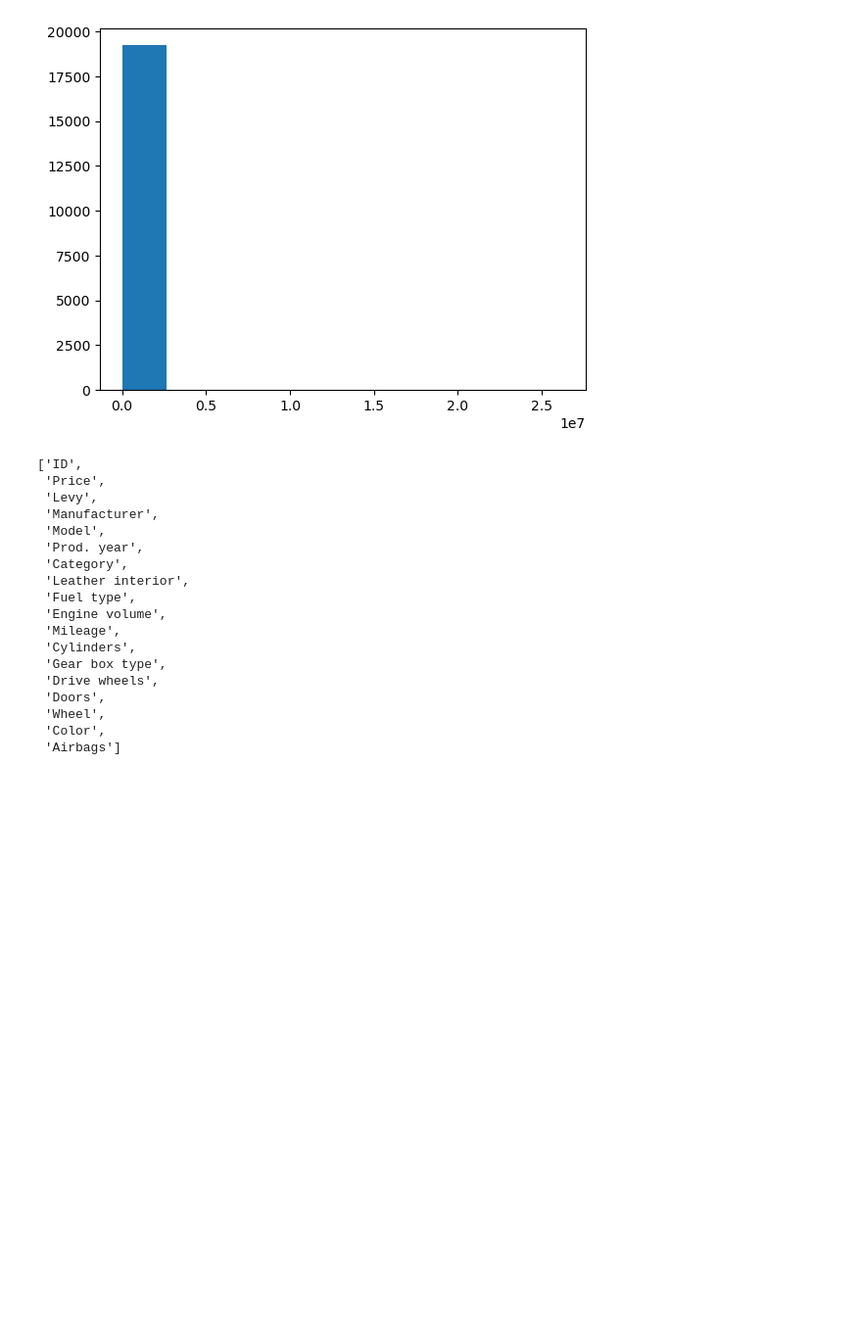
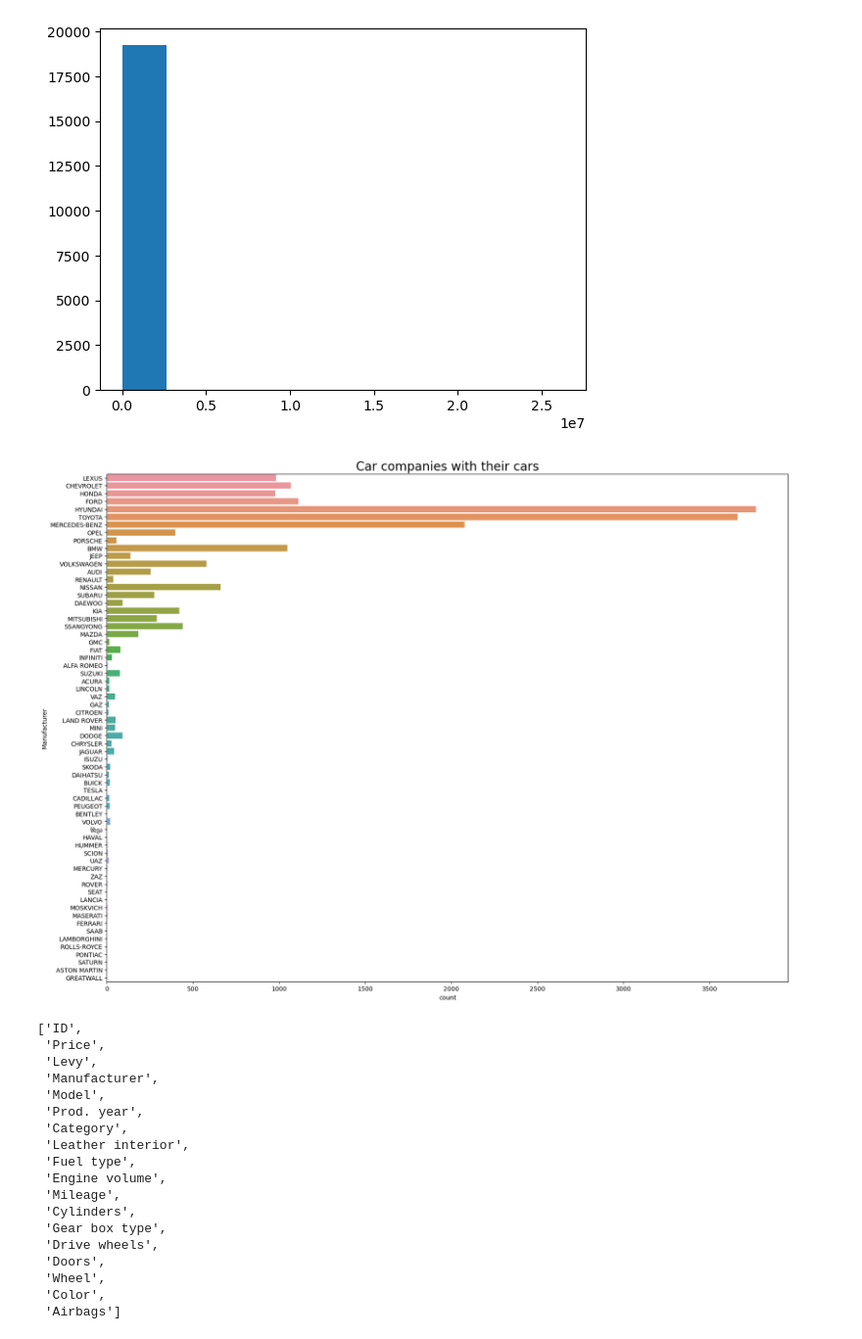
Before and after one commit to FoubaDev/Car_Price_Prediction, a Jupyter notebook: Car_Price_Prediction.ipynb, the cells around one changed output. Shown: that part at 98% size. Cells and saved outputs as stored; diff of their text form; code cells hidden in the pictures; blank space fills up the shorter version.

```diff
--- a/Car_Price_Prediction.ipynb
+++ b/Car_Price_Prediction.ipynb
@@ -69,6 +59,13 @@ plt.hist(df["Price"])
 plt.show()
 # %% [output]
 [figure]
+# %%
+plt.figure(figsize = (20, 15))
+sns.countplot(y = df['Manufacturer'])
+plt.title("Car companies with their cars", fontsize = 20)
+plt.show()
+# %% [output]
+[figure, added]
 # %%
 # on convertit les features en une liste de columns
 columns = df.columns.tolist()
```
Also changed, not shown: parts of 68 cells of this notebook, 14 other files.
